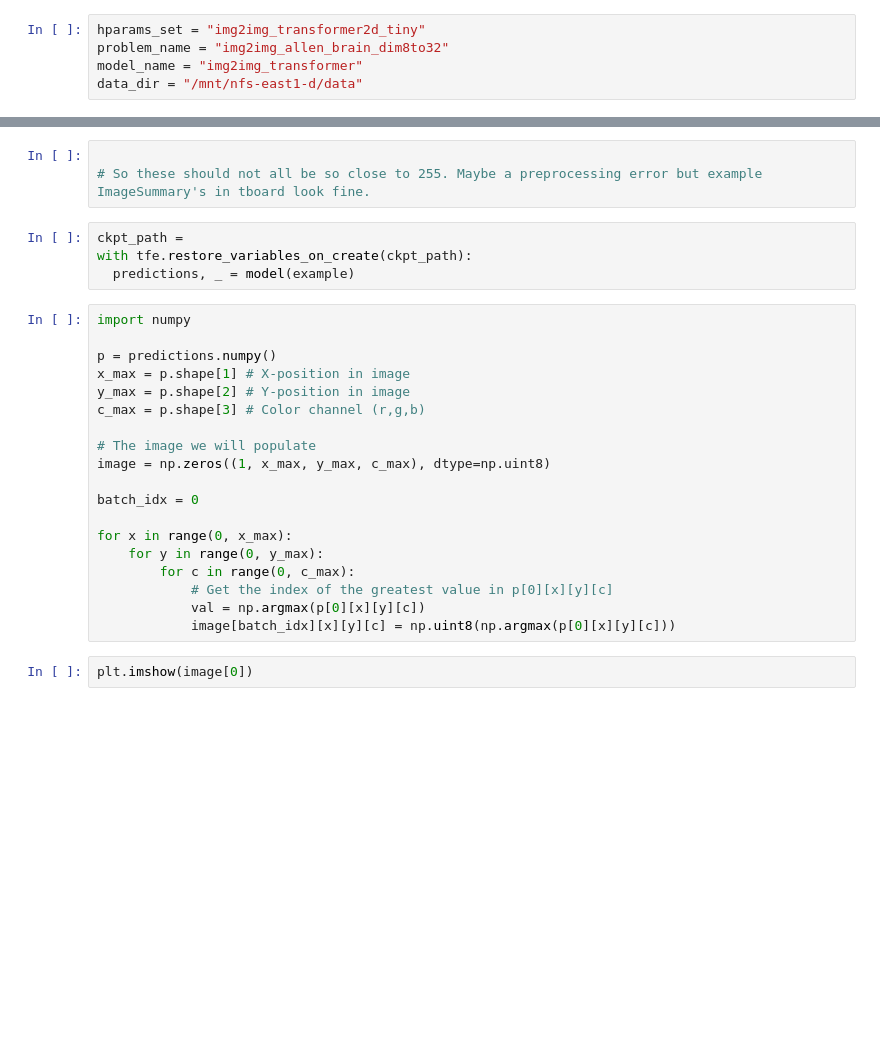
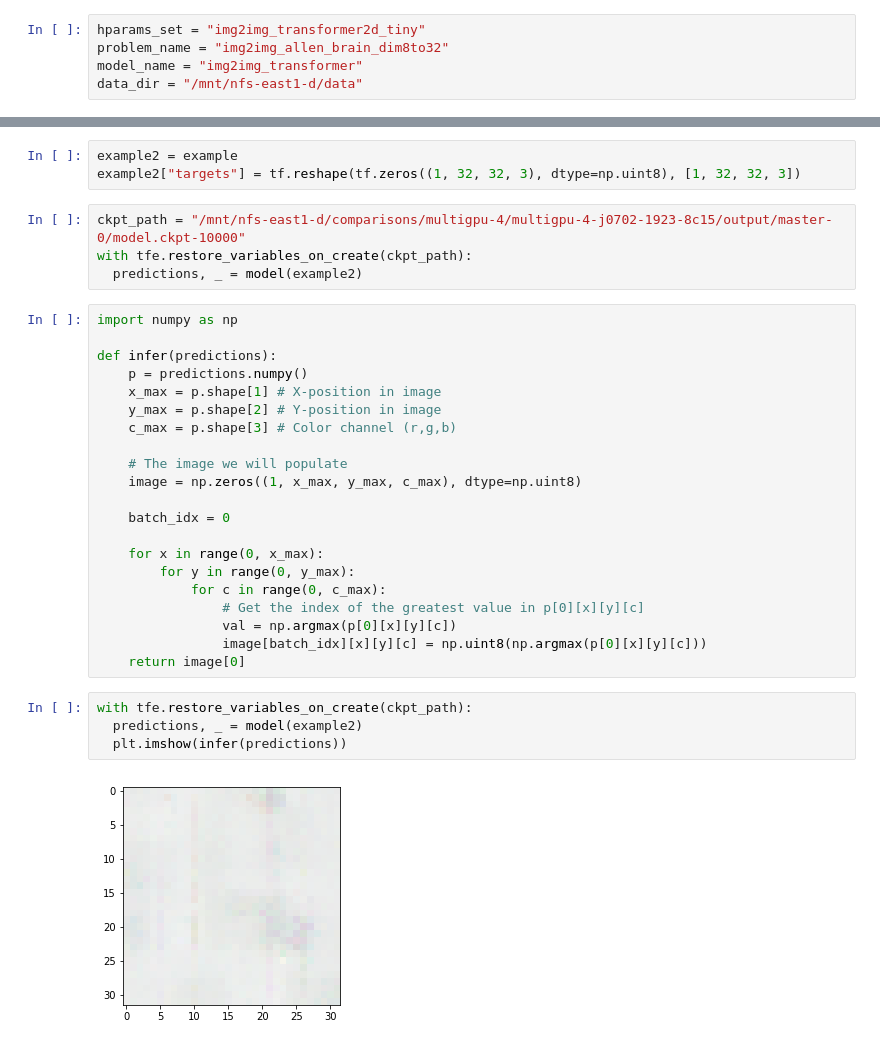
Before and after one commit to cwbeitel/tk, a Jupyter notebook: docs/demo.ipynb, the cells around one changed output, grey strips where cells are left out. Cells and saved outputs as stored; diff of their text form; blank space fills up the shorter version.

Commit message:
inference

```diff
--- a/docs/demo.ipynb
+++ b/docs/demo.ipynb
@@ -404,28 +445,34 @@ plt.imshow(example["targets"].numpy()[0])
-# %%
-
-# So these should not all be so close to 255. Maybe a preprocessing error but example ImageSummary's in tboard look fine.
+# %%
+example2 = example
+example2["targets"] = tf.reshape(tf.zeros((1, 32, 32, 3), dtype=np.uint8), [1, 32, 32, 3])
+# %%
+ckpt_path = "/mnt/nfs-east1-d/comparisons/multigpu-4/multigpu-4-j0702-1923-8c15/output/master-0/model.ckpt-10000"
+with tfe.restore_variables_on_create(ckpt_path):
+  predictions, _ = model(example2)
+# %%
+import numpy as np
+
+def infer(predictions):
+    p = predictions.numpy()
+    x_max = p.shape[1] # X-position in image
+    y_max = p.shape[2] # Y-position in image
+    c_max = p.shape[3] # Color channel (r,g,b)
+
+    # The image we will populate
+    image = np.zeros((1, x_max, y_max, c_max), dtype=np.uint8)
+
+    batch_idx = 0
+
+    for x in range(0, x_max):
+        for y in range(0, y_max):
+            for c in range(0, c_max):
+                # Get the index of the greatest value in p[0][x][y][c]
+                val = np.argmax(p[0][x][y][c])
+                image[batch_idx][x][y][c] = np.uint8(np.argmax(p[0][x][y][c]))
+    return image[0]
 # %%
-ckpt_path =
 with tfe.restore_variables_on_create(ckpt_path):
-  predictions, _ = model(example)
+  predictions, _ = model(example2)
+  plt.imshow(infer(predictions))
+# %% [output]
+[figure, added]
-# %%
-import numpy
-
-p = predictions.numpy()
-x_max = p.shape[1] # X-position in image
-y_max = p.shape[2] # Y-position in image
-c_max = p.shape[3] # Color channel (r,g,b)
-
-# The image we will populate
-image = np.zeros((1, x_max, y_max, c_max), dtype=np.uint8)
-
-batch_idx = 0
-
-for x in range(0, x_max):
-    for y in range(0, y_max):
-        for c in range(0, c_max):
-            # Get the index of the greatest value in p[0][x][y][c]
-            val = np.argmax(p[0][x][y][c])
-            image[batch_idx][x][y][c] = np.uint8(np.argmax(p[0][x][y][c]))
-# %%
-plt.imshow(image[0])
```
Also changed, not shown: parts of 23 cells of this notebook.
